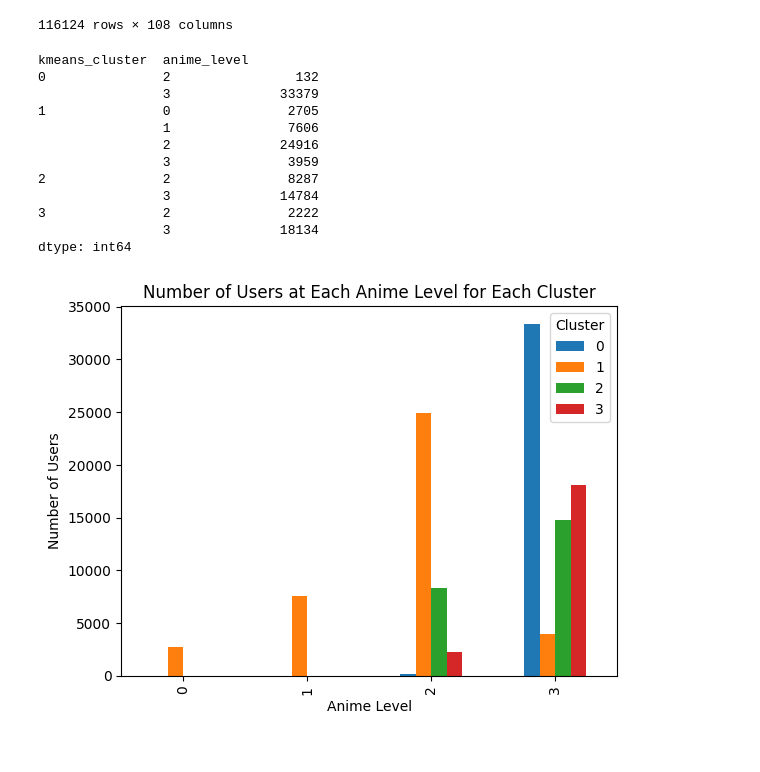
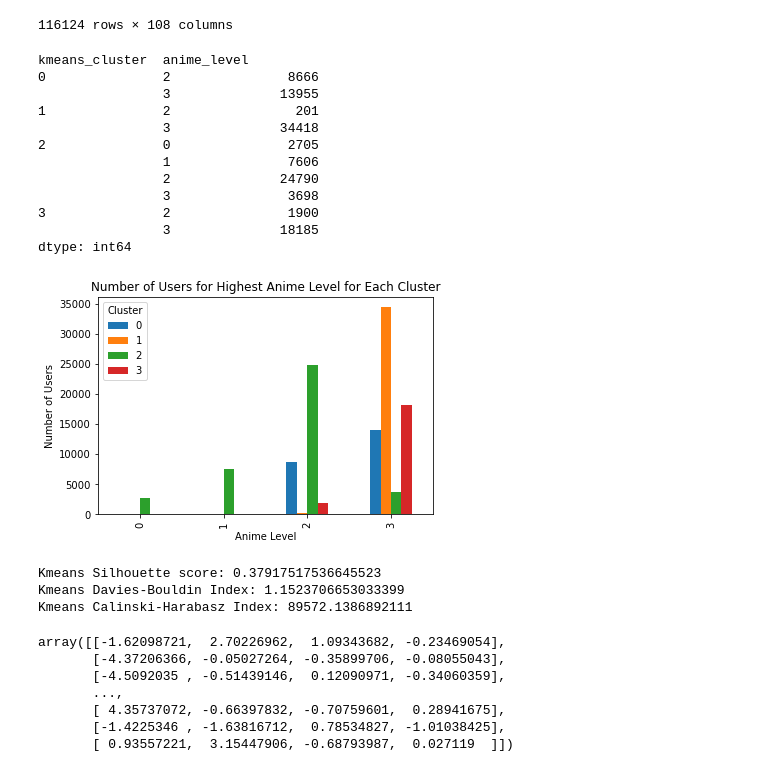
Before and after one commit to GxTeo/Data-Analytics-Mining-Project-2, a Jupyter notebook: Task 3/task3_kmeans.ipynb, the cells around one changed output. Saved outputs shown, nothing was run; the diff lists cells and outputs as text; code cells hidden in the pictures.

```diff
--- a/Task 3/task3_kmeans.ipynb
+++ b/Task 3/task3_kmeans.ipynb
@@ -42,6 +43,7 @@ frequent_itemsets
 # %%
 # Create a binary matrix
 # Flatten the dictionary into a list of itemsets
+from tqdm import tqdm
 itemsets = [itemset for level in frequent_itemsets.values() for itemset in level.keys()]
 
 # Transactions
@@ -50,7 +52,7 @@ transactions = list(data.values())
 binary_matrix = pd.DataFrame(0, index=range(len(transactions)), columns=itemsets)
 
 # Fill in the binary matrix
-for i, transaction in enumerate(transactions):
+for i, transaction in enumerate(tqdm(transactions)):
     for itemset in itemsets:
         if set(itemset).issubset(transaction):
             binary_matrix.at[i, itemset] = 1  # Use 'at' instead of 'loc' for scalar indexing
@@ -73,5 +86,5 @@ binary_matrix
 # %%
-pca = PCA(n_components=2, random_state=42)
+pca = PCA(n_components=4, random_state=42)
 transformed_data = pca.fit_transform(binary_matrix)
 # %%
 def kmeans_elbow_method(data, max_k=10, figsize=(15, 8)):
@@ -200,35 +211,70 @@ cluster_anime_level_counts = binary_matrix.groupby(['kmeans_cluster', 'anime_lev
 cluster_anime_level_counts
 # %% [output]
 kmeans_cluster  anime_level
-0               2                132
-                3              33379
-1               0               2705
+0               2               8666
+                3              13955
+1               2                201
+                3              34418
+2               0               2705
                 1               7606
-                2              24916
-                3               3959
-2               2               8287
-                3              14784
-3               2               2222
-                3              18134
+                2              24790
+                3               3698
+3               2               1900
+                3              18185
 dtype: int64
 # %%
 df_counts = cluster_anime_level_counts.reset_index(name='counts')
 
 df_pivot = df_counts.pivot(index='anime_level', columns='kmeans_cluster', values='counts')
 
 # Replace NaN values with 0
 df_pivot.fillna(0, inplace=True)
 
 # Create a bar plot
 df_pivot.plot.bar()
 
 # Add labels and title
 plt.xlabel('Anime Level')
 plt.ylabel('Number of Users')
-plt.title('Number of Users at Each Anime Level for Each Cluster')
+plt.title('Number of Users for Highest Anime Level for Each Cluster')
 plt.legend(title='Cluster')
 
 # Show the plot
 plt.show()
 # %% [output]
-[figure, old version]
+[figure, new version]
+# %%
+from sklearn import metrics
+
+def evaluate_clustering(labels, data):
+    # Calculate Silhouette score
+    silhouette_score = metrics.silhouette_score(data, labels, metric='euclidean')
+
+    # Calculate Davies-Bouldin Index
+    davies_bouldin_index = metrics.davies_bouldin_score(data, labels)
+
+    # Calculate Calinski-Harabasz Index
+    calinski_harabasz_index = metrics.calinski_harabasz_score(data, labels)
+
+    return silhouette_score, davies_bouldin_index, calinski_harabasz_index
+
+
+Kmeans_silhouette, Kmeans_davies_bouldin, Kmeans_calinski_harabasz = evaluate_clustering(kmeans.labels_, transformed_data)
+
+print(f'Kmeans Silhouette score: {Kmeans_silhouette}')
+print(f'Kmeans Davies-Bouldin Index: {Kmeans_davies_bouldin}')
+print(f'Kmeans Calinski-Harabasz Index: {Kmeans_calinski_harabasz}')
+# %% [output]
+Kmeans Silhouette score: 0.37917517536645523
+Kmeans Davies-Bouldin Index: 1.1523706653033399
+Kmeans Calinski-Harabasz Index: 89572.1386892111
+# %%
+transformed_data
+# %% [output]
+array([[-1.62098721,  2.70226962,  1.09343682, -0.23469054],
+       [-4.37206366, -0.05027264, -0.35899706, -0.08055043],
+       [-4.5092035 , -0.51439146,  0.12090971, -0.34060359],
+       ...,
+       [ 4.35737072, -0.66397832, -0.70759601,  0.28941675],
+       [-1.4225346 , -1.63816712,  0.78534827, -1.01038425],
+       [ 0.93557221,  3.15447906, -0.68793987,  0.027119  ]])
```
Also changed, not shown: parts of 19 cells of this notebook.
